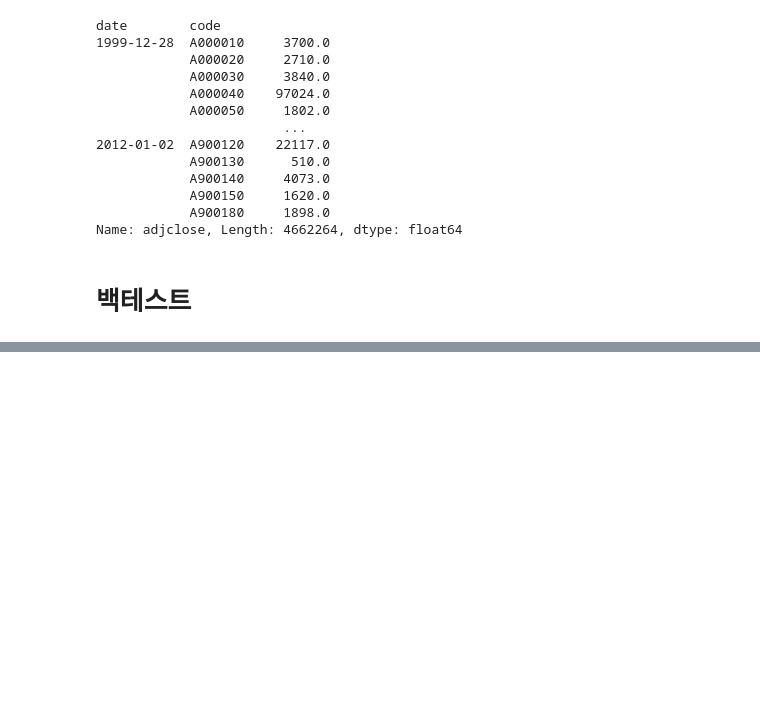
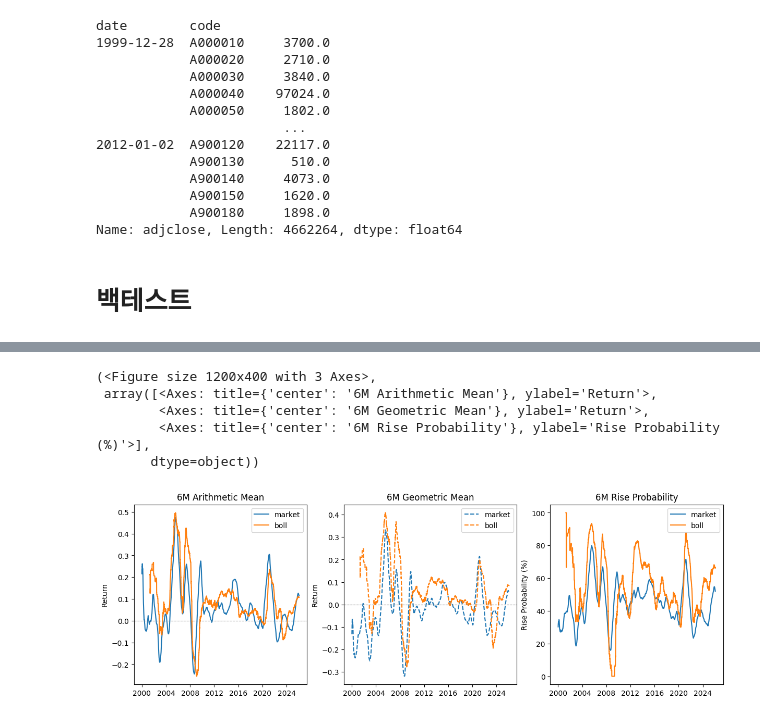
Before and after one commit to gem763/metricstudio, a Jupyter notebook: main.ipynb, the cells around one changed output, grey strips where cells are left out. Saved outputs shown, nothing was run; the diff lists cells and outputs as text; code cells hidden in the pictures; blank space fills up the shorter version.

```diff
--- a/main.ipynb
+++ b/main.ipynb
@@ -154,0 +122,9 @@ stats.to_frame(start='2012-01-01', end='2025-12-31')
+# %%
+stats.plot_history(horizon='6M', history_window=252*1)
+# %% [output]
+(<Figure size 1200x400 with 3 Axes>,
+ array([<Axes: title={'center': '6M Arithmetic Mean'}, ylabel='Return'>,
+        <Axes: title={'center': '6M Geometric Mean'}, ylabel='Return'>,
+        <Axes: title={'center': '6M Rise Probability'}, ylabel='Rise Probability (%)'>],
+       dtype=object))
+[figure, added]
```
Also changed, not shown: parts of 7 cells of this notebook, 4 other files.
